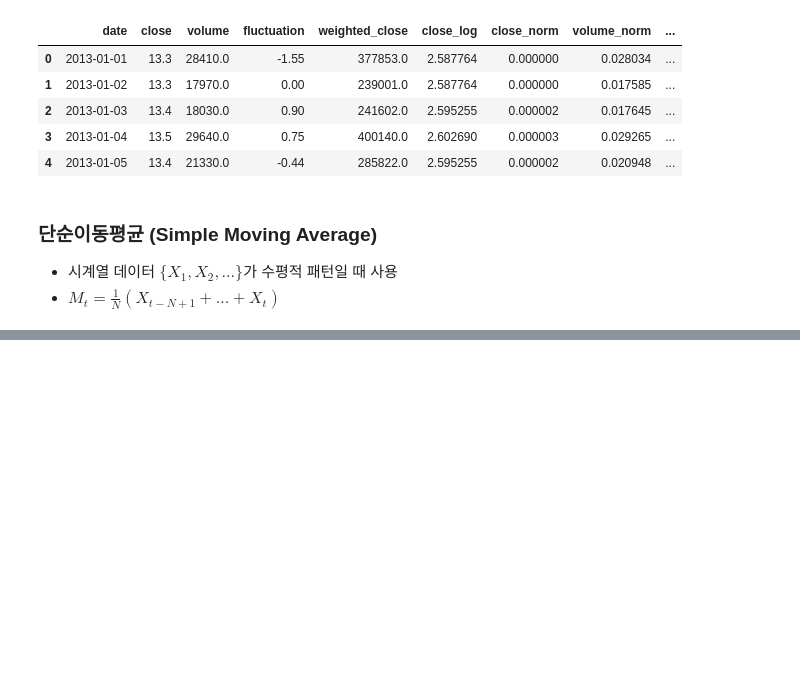
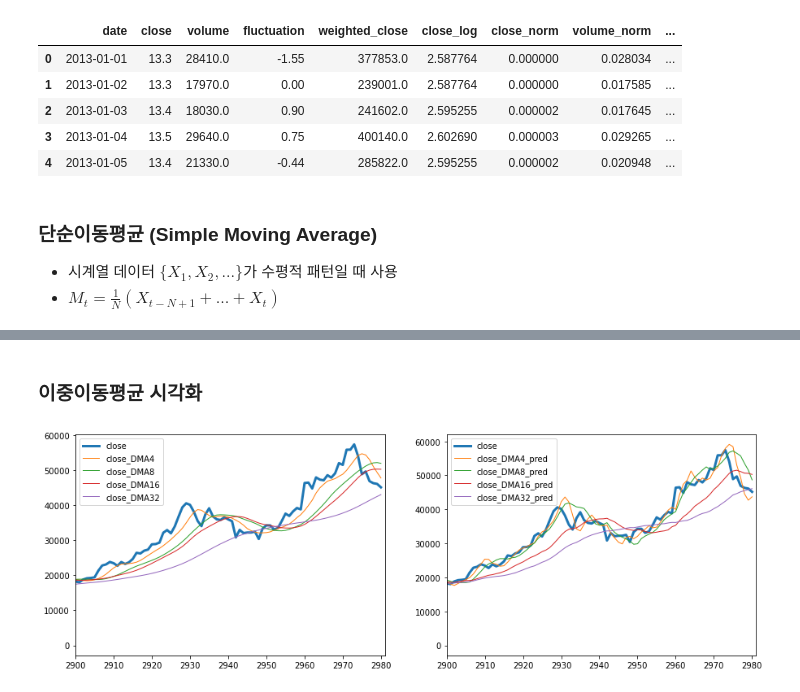
Before and after one commit to choigww/projects, a Jupyter notebook: bitcoin-price-prediction/02-Moving-Average.ipynb, the cells around one changed output, grey strips where cells are left out. Saved outputs shown, nothing was run; the diff lists cells and outputs as text; code cells hidden in the pictures; blank space fills up the shorter version.

```diff
--- a/bitcoin-price-prediction/02-Moving-Average.ipynb
+++ b/bitcoin-price-prediction/02-Moving-Average.ipynb
@@ -95,0 +103,6 @@ $$M_t^{(2)} = \frac{1}{N}(X_{t-N+1}+...+X_t)$$
+# %%
+# Double Moving Average, N=4, 8, 16, 32
+close_DMA4 = close_MA4.rolling(window=4, min_periods=1).mean()
+close_DMA8 = close_MA8.rolling(window=8, min_periods=1).mean()
+close_DMA16 = close_MA16.rolling(window=4, min_periods=1).mean()
+close_DMA32 = close_MA32.rolling(window=8, min_periods=1).mean()
@@ -95,0 +120,22 @@ $$M_t^{(2)} = \frac{1}{N}(X_{t-N+1}+...+X_t)$$
+# %%
+def dma_pred(ma, dma, window_size, timestep=1):
+    return 2 * ma - dma + timestep * (2/(window_size-1)*(ma-dma))
+# %%
+close_DMA4_pred = dma_pred(close_MA4, close_DMA4, 4).shift(1)
+close_DMA8_pred = dma_pred(close_MA8, close_DMA8, 8).shift(1)
+close_DMA16_pred = dma_pred(close_MA16, close_DMA16, 16).shift(1)
+close_DMA32_pred = dma_pred(close_MA32, close_DMA32, 32).shift(1)
+# %% [markdown]
+### 이중이동평균 시각화
+# %%
+close_DMA_li = [close_DMA4, close_DMA8, close_DMA16, close_DMA32]
+close_DMA_pred_li = [close_DMA4_pred, close_DMA8_pred, close_DMA16_pred, close_DMA32_pred]
+close_DMA_legend = ['close_DMA4', 'close_DMA8', 'close_DMA16', 'close_DMA32']
+close_DMA_pred_legend = ['close_DMA4_pred', 'close_DMA8_pred', 'close_DMA16_pred', 'close_DMA32_pred']
+# %%
+draw_122_lineplot(df['close'],
+                  close_DMA_li, close_DMA_pred_li,
+                  close_DMA_legend, close_DMA_pred_legend,
+                  2900, len(df))
+# %% [output]
+[figure, added]
```
Also changed, not shown: parts of 43 cells of this notebook, 8 other files.
